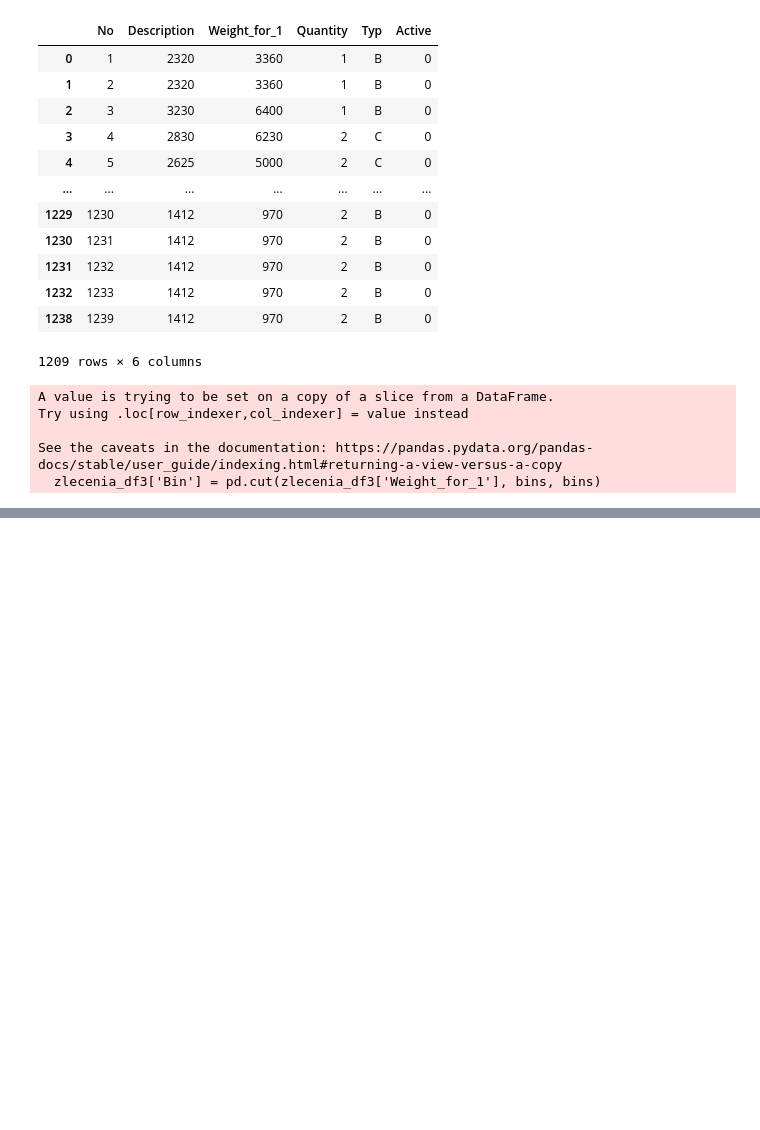
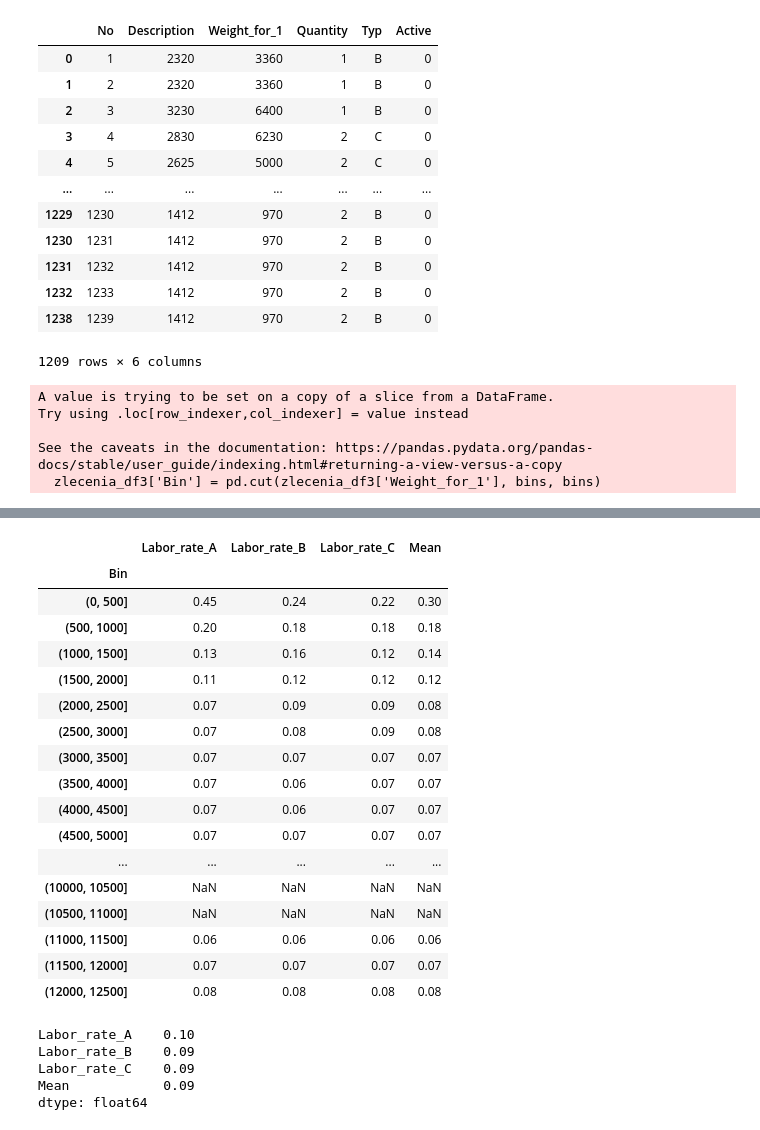
Before and after one commit to wszczawinski/DS_final_project, a Jupyter notebook: Prekalkulacje.ipynb, the cells around one changed output, grey strips where cells are left out. Saved outputs shown, nothing was run; the diff lists cells and outputs as text; code cells hidden in the pictures; blank space fills up the shorter version.

```diff
--- a/Prekalkulacje.ipynb
+++ b/Prekalkulacje.ipynb
@@ -183,0 +210,33 @@ C      0.092586
+# %%
+juxtapose_ABC.Labor_rate_A = np.where(juxtapose_ABC.Labor_rate_A.isnull(), juxtapose_ABC.Mean, juxtapose_ABC.Labor_rate_A)
+juxtapose_ABC.Labor_rate_B = np.where(juxtapose_ABC.Labor_rate_B.isnull(), juxtapose_ABC.Mean, juxtapose_ABC.Labor_rate_B)
+juxtapose_ABC.Labor_rate_C = np.where(juxtapose_ABC.Labor_rate_C.isnull(), juxtapose_ABC.Mean, juxtapose_ABC.Labor_rate_C)
+juxtapose_ABC
+# %% [output]
+|  | Labor_rate_A | Labor_rate_B | Labor_rate_C | Mean |
+| Bin |  |  |  |  |
+| (0, 500] | 0.45 | 0.24 | 0.22 | 0.30 |
+| (500, 1000] | 0.20 | 0.18 | 0.18 | 0.18 |
+| (1000, 1500] | 0.13 | 0.16 | 0.12 | 0.14 |
+| (1500, 2000] | 0.11 | 0.12 | 0.12 | 0.12 |
+| (2000, 2500] | 0.07 | 0.09 | 0.09 | 0.08 |
+| (2500, 3000] | 0.07 | 0.08 | 0.09 | 0.08 |
+| (3000, 3500] | 0.07 | 0.07 | 0.07 | 0.07 |
+| (3500, 4000] | 0.07 | 0.06 | 0.07 | 0.07 |
+| (4000, 4500] | 0.07 | 0.06 | 0.07 | 0.07 |
+| (4500, 5000] | 0.07 | 0.07 | 0.07 | 0.07 |
+| ... | ... | ... | ... | ... |
+| (10000, 10500] | NaN | NaN | NaN | NaN |
+| (10500, 11000] | NaN | NaN | NaN | NaN |
+| (11000, 11500] | 0.06 | 0.06 | 0.06 | 0.06 |
+| (11500, 12000] | 0.07 | 0.07 | 0.07 | 0.07 |
+| (12000, 12500] | 0.08 | 0.08 | 0.08 | 0.08 |
+# %%
+juxtapose_ABCM = juxtapose_ABC.mean()
+round(juxtapose_ABCM, 2)
+# %% [output]
+Labor_rate_A    0.10
+Labor_rate_B    0.09
+Labor_rate_C    0.09
+Mean            0.09
+dtype: float64
```
Also changed, not shown: parts of 11 cells of this notebook.
